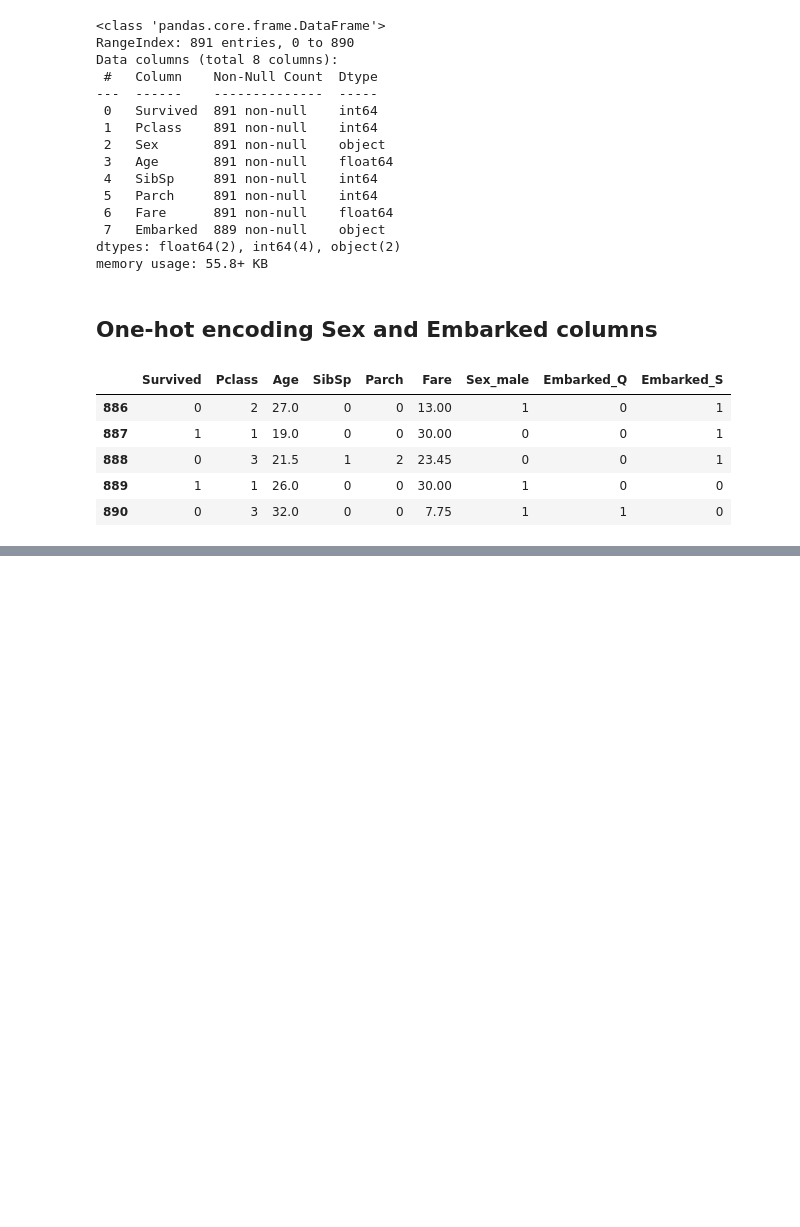
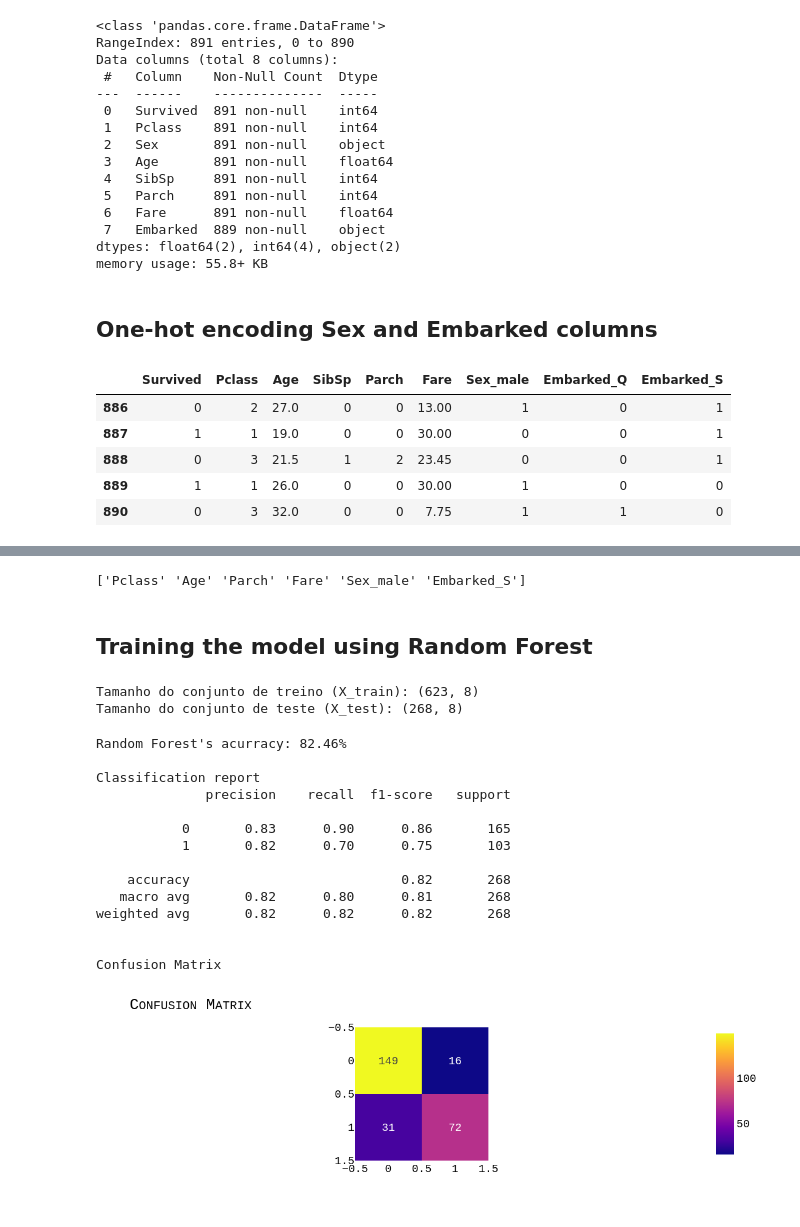
Before and after one commit to auserafim/ai-notebooks, a Jupyter notebook: titanic/titanic.ipynb, the cells around one changed output, grey strips where cells are left out. Drawn from its saved outputs; the diff is of its cells as text; code cells hidden in the pictures; blank space fills up the shorter version.

Commit message:
applied xgboost and random forest classifier to the dataset

```diff
--- a/titanic/titanic.ipynb
+++ b/titanic/titanic.ipynb
@@ -361,0 +363,79 @@ train_one_hot_encoded.tail()
+# %%
+from sklearn.feature_selection import SelectKBest, f_regression, chi2
+X_ = train_one_hot_encoded.drop('Survived',axis=1)
+y_ = train_one_hot_encoded['Survived']
+
+selector = SelectKBest(score_func=chi2, k=6)
+X_new = selector.fit_transform(X_, y_)
+selected_features = selector.get_feature_names_out(input_features=X_.columns)
+print(selected_features)
+# %% [output]
+['Pclass' 'Age' 'Parch' 'Fare' 'Sex_male' 'Embarked_S']
+# %% [markdown]
+## Training the model using Random Forest
+# %%
+X_ = train_one_hot_encoded.drop('Survived', axis=1)
+Y_ = train_one_hot_encoded['Survived'] # target
+
+
+X_train, X_test, Y_train, Y_test = train_test_split(X_, Y_, test_size=0.3, random_state=0, stratify=Y_)
+"""
+    X_train is the input features
+    Y_train is the answers of the training input
+    X_test is the sample of these features that are going to be used for evaluating the model
+    Y_test is the answers to X_test
+"""
+scaler = StandardScaler()
+
+scaler.fit(X_train)
+X_train_scaled = scaler.transform(X_train)
+X_test_scaled = scaler.transform(X_test)
+
+
+
+print(f"Tamanho do conjunto de treino (X_train): {X_train.shape}")
+print(f"Tamanho do conjunto de teste (X_test): {X_test.shape}")
+# %% [output]
+Tamanho do conjunto de treino (X_train): (623, 8)
+Tamanho do conjunto de teste (X_test): (268, 8)
+# %%
+"""
+    Carregando o modelo
+"""
+rforest = RandomForestClassifier()
+"""
+    Training the model
+"""
+rforest.fit(X_train, Y_train)
+"""
+    Predictions
+"""
+predictions = rforest.predict(X_test)
+# %%
+accuracy_rforest = accuracy_score(Y_test, predictions)
+print(f"Random Forest's acurracy: {accuracy_rforest*100:.2f}%")
+
+print("\nClassification report")
+print(classification_report(Y_test, predictions))
+
+
+
+print("\nConfusion Matrix")
+cm = confusion_matrix(Y_test, predictions)
+fig = px.imshow(cm, text_auto=True).update_layout(title={"text": "Confusion Matrix"}, font=my_font).show()
+# %% [output]
+Random Forest's acurracy: 82.46%
+
+Classification report
+              precision    recall  f1-score   support
+
+           0       0.83      0.90      0.86       165
+           1       0.82      0.70      0.75       103
+
+    accuracy                           0.82       268
+   macro avg       0.82      0.80      0.81       268
+weighted avg       0.82      0.82      0.82       268
+
+
+Confusion Matrix
+[figure, added]
```
Also changed, not shown: parts of 10 cells of this notebook.
